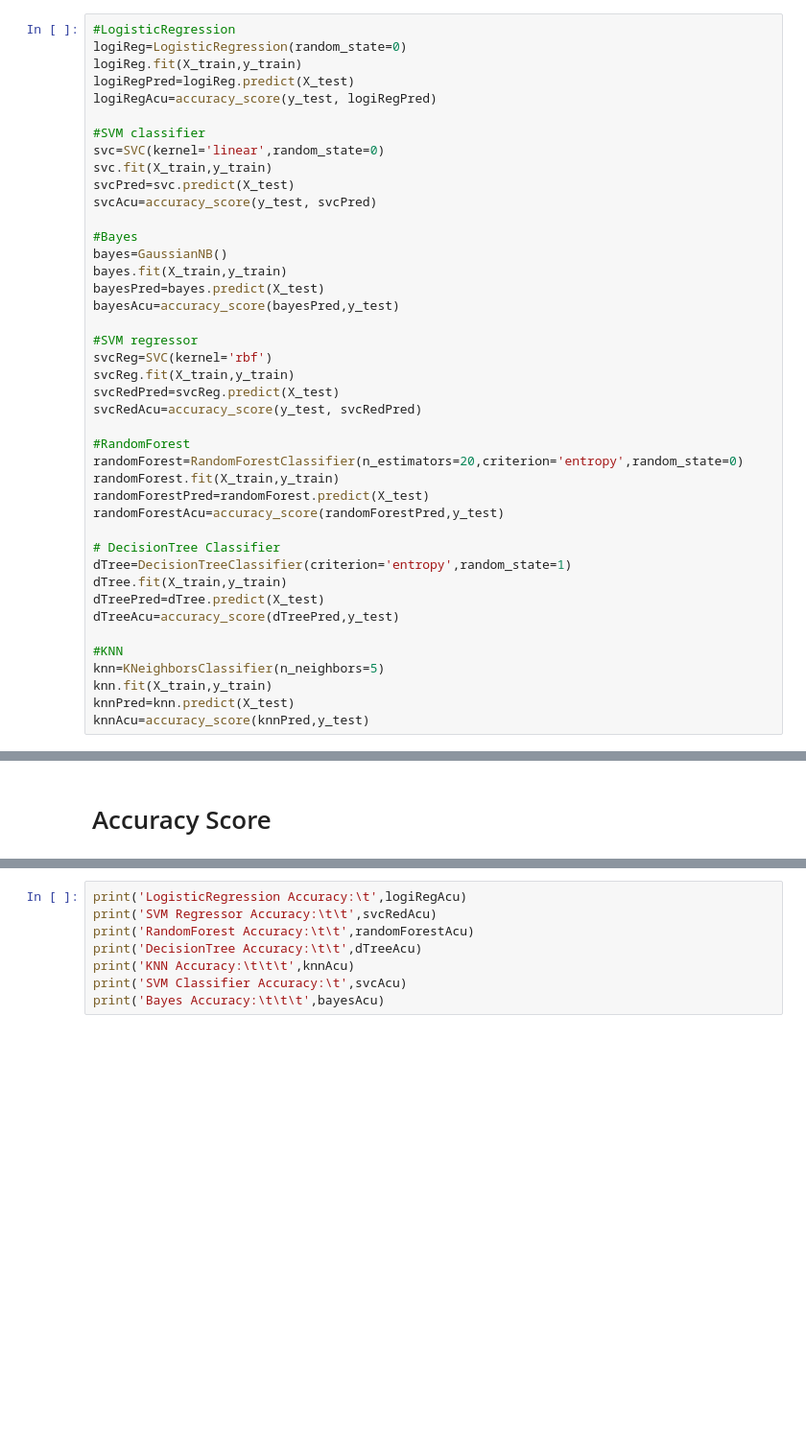
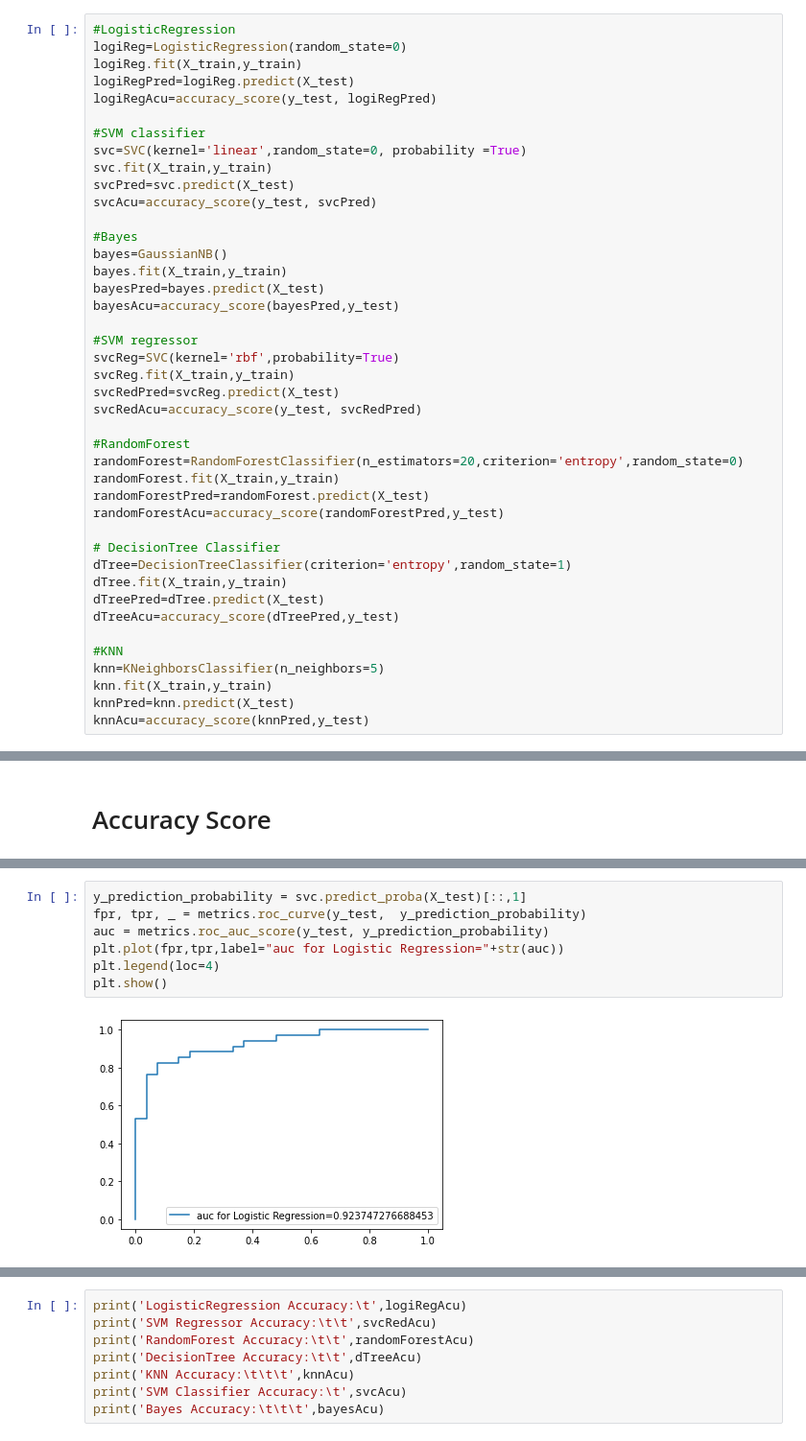
Before and after one commit to yousufAzadAyon/Cardiovascular-Disease-Prediction-Using-Data-Mining-Classification-Techniques, a Jupyter notebook: multiModelCompare.ipynb, the cells around one changed output, grey strips where cells are left out. Shown at 96% size. Cells and saved outputs as stored; diff of their text form; blank space fills up the shorter version.

```diff
--- a/multiModelCompare.ipynb
+++ b/multiModelCompare.ipynb
@@ -141,7 +141,7 @@ logiRegPred=logiReg.predict(X_test)
 logiRegAcu=accuracy_score(y_test, logiRegPred)
 
 #SVM classifier
-svc=SVC(kernel='linear',random_state=0)
+svc=SVC(kernel='linear',random_state=0, probability =True)
 svc.fit(X_train,y_train)
 svcPred=svc.predict(X_test)
 svcAcu=accuracy_score(y_test, svcPred)
@@ -153,7 +153,7 @@ bayesPred=bayes.predict(X_test)
 bayesAcu=accuracy_score(bayesPred,y_test)
 
 #SVM regressor
-svcReg=SVC(kernel='rbf')
+svcReg=SVC(kernel='rbf',probability=True)
 svcReg.fit(X_train,y_train)
 svcRedPred=svcReg.predict(X_test)
 svcRedAcu=accuracy_score(y_test, svcRedPred)
@@ -220,0 +235,9 @@ Bayes
+# %%
+y_prediction_probability = svc.predict_proba(X_test)[::,1]
+fpr, tpr, _ = metrics.roc_curve(y_test,  y_prediction_probability)
+auc = metrics.roc_auc_score(y_test, y_prediction_probability)
+plt.plot(fpr,tpr,label="auc for Logistic Regression="+str(auc))
+plt.legend(loc=4)
+plt.show()
+# %% [output]
+[figure, added]
```
Also changed, not shown: parts of 11 cells of this notebook.
